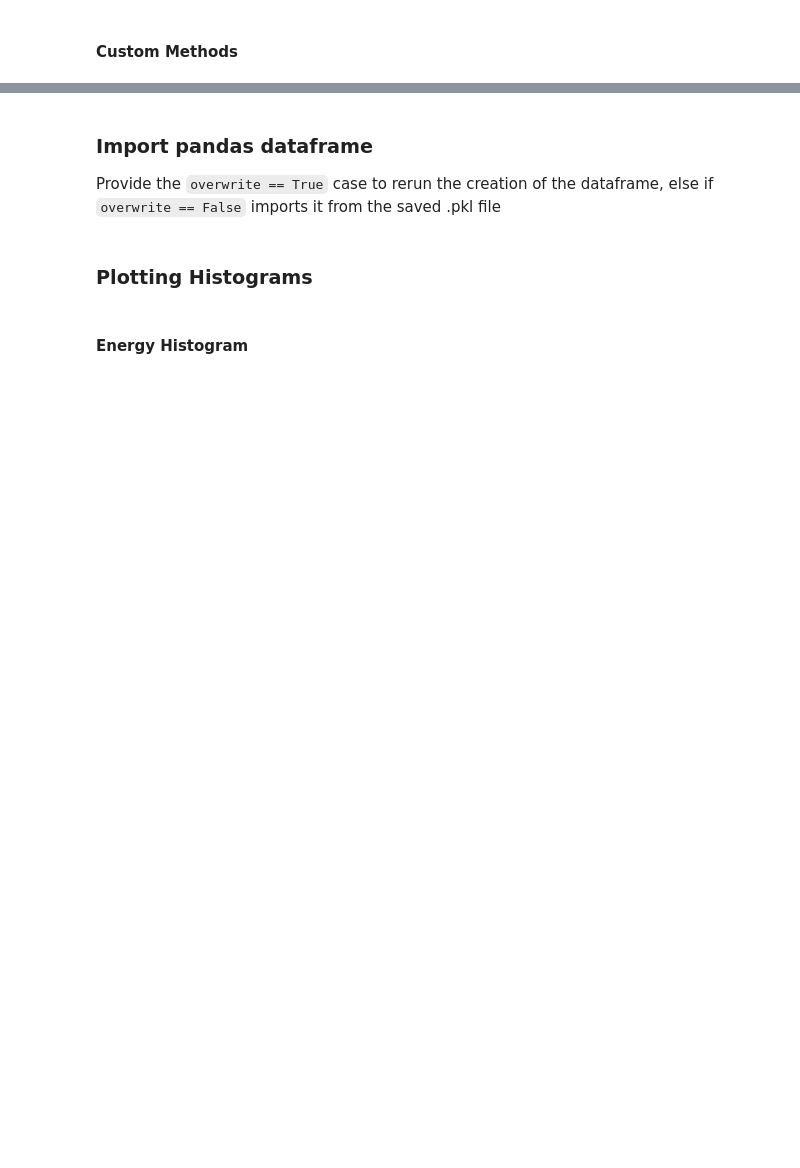
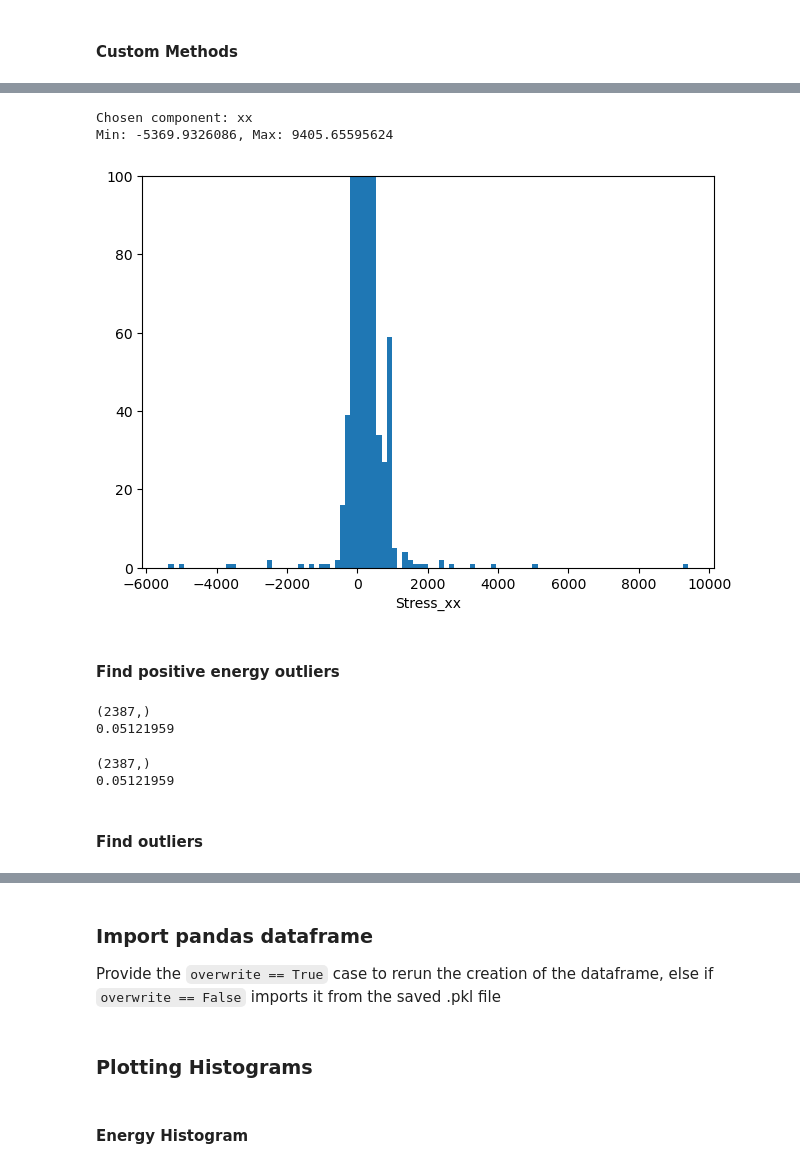
Before and after one commit to fabianjaeger1/Universal_Force_Fields, a Jupyter notebook: stat_data.ipynb, the cells around one changed output, grey strips where cells are left out. Drawn from its saved outputs; the diff is of its cells as text; code cells hidden in the pictures; blank space fills up the shorter version.

```diff
--- a/stat_data.ipynb
+++ b/stat_data.ipynb
@@ -256,0 +454,19 @@ print(np.shape(energy_arr))
+# %%
+stress_cut_hist(stress_arr_cut, component = [0,0], cutoff = 10000, nr_bin = 100, y_lim = 100)
+# %% [output]
+Chosen component: xx
+Min: -5369.9326086, Max: 9405.65595624
+[figure, added]
+# %% [markdown]
+#### Find positive energy outliers
+# %%
+outlier_energy_pos, id_energy_outliers_pos = find_outliers(energy_arr,larger_than= 0, smaller_than = None)
+# %% [output]
+(2387,)
+0.05121959
+# %%
+print(np.shape(id_energy_outliers_pos))
+print(np.min(energy_arr[id_energy_outliers_pos]))
+# %% [output]
+(2387,)
+0.05121959
@@ -256,0 +477,2 @@ print(np.shape(energy_arr))
+# %% [markdown]
+#### Find outliers
```
Also changed, not shown: parts of 74 cells of this notebook, 2 other files.
